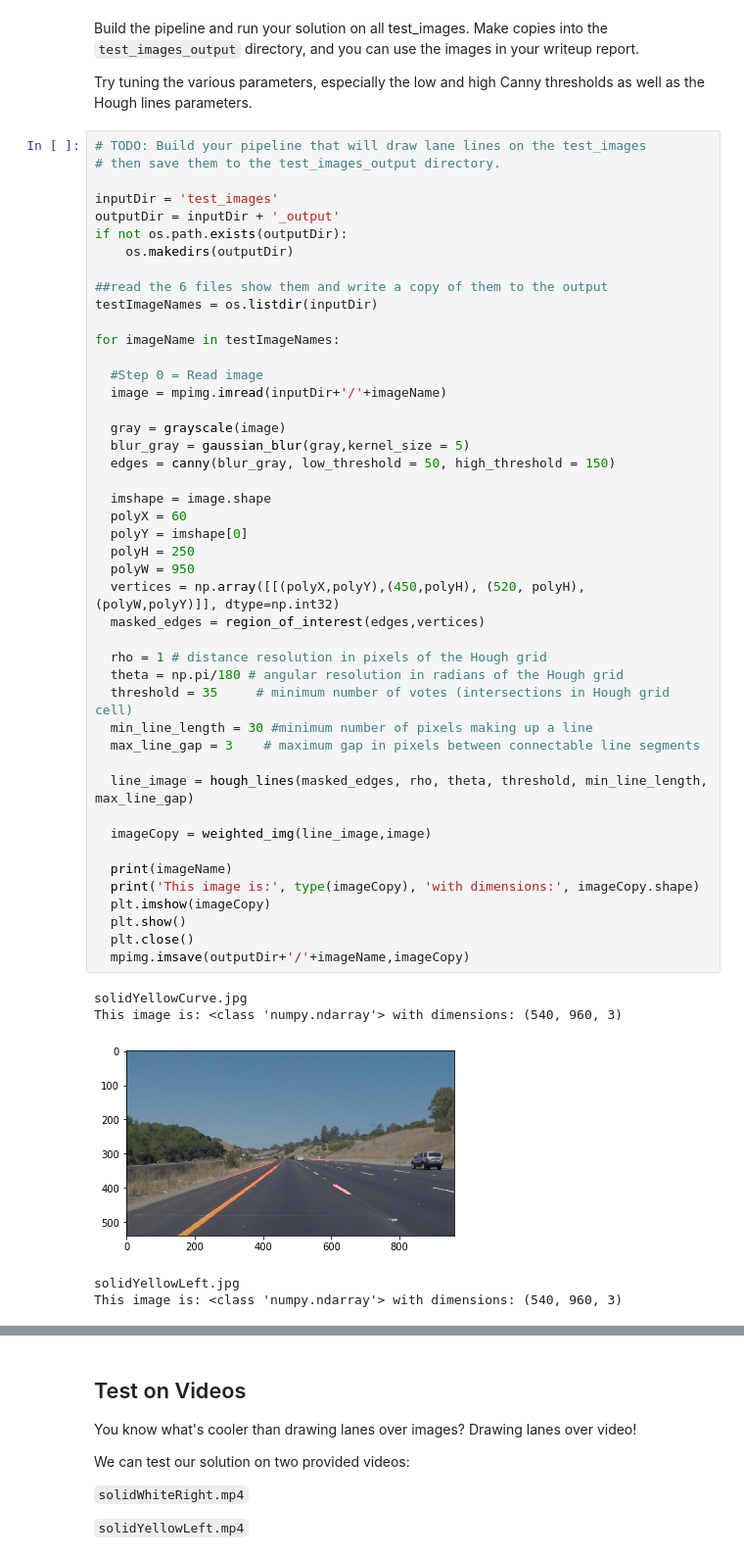
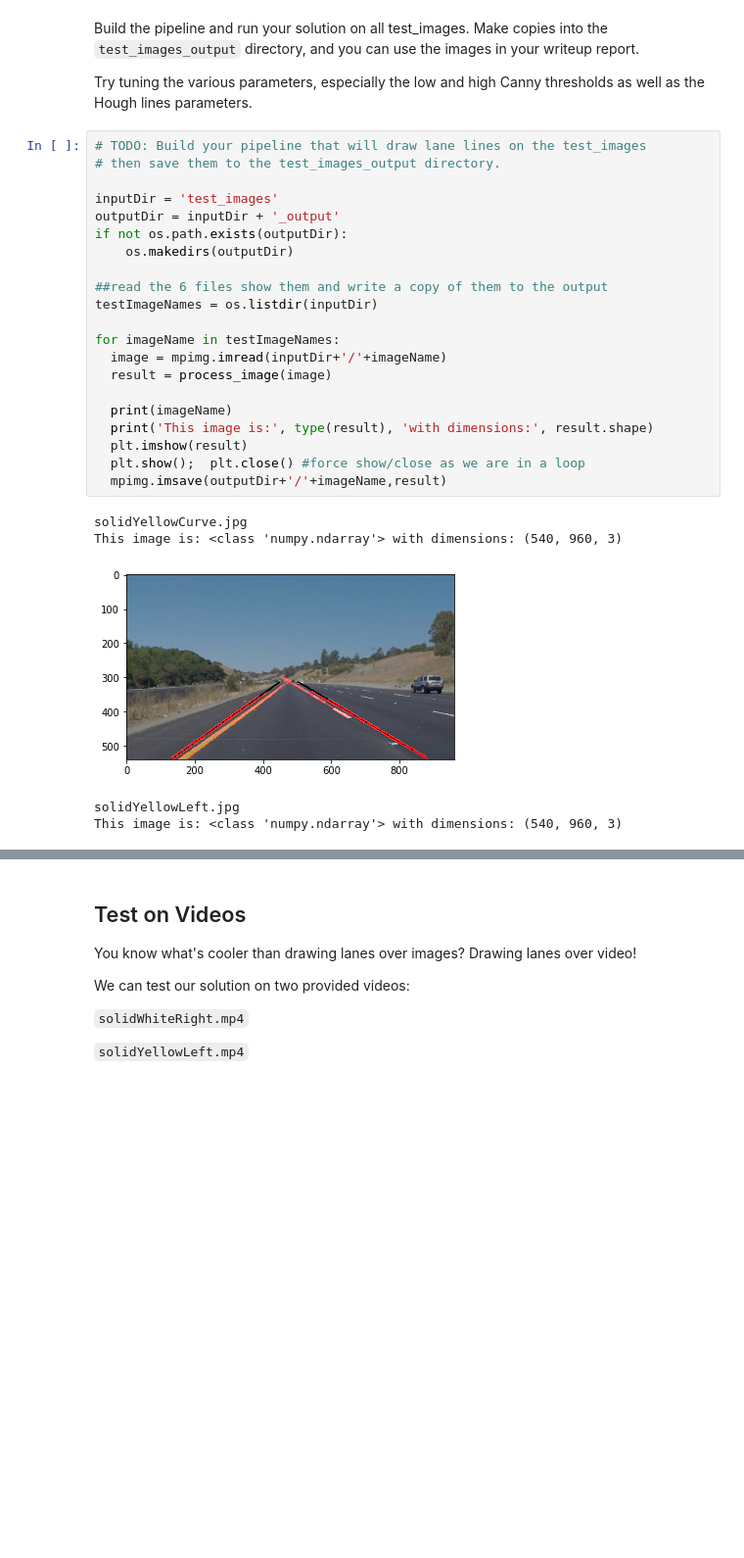
Before and after one commit to entaq/computer-vision-finding-lanes, a Jupyter notebook: P1.ipynb, the cells around one changed output, grey strips where cells are left out. Shown: that part at 98% size. Drawn from its saved outputs; the diff is of its cells as text; blank space fills up the shorter version.

Commit message:
improved pass. process_image function extracted

```diff
--- a/P1.ipynb
+++ b/P1.ipynb
@@ -195,51 +220,27 @@ Try tuning the various parameters, especially the low and high Canny thresholds
 # %%
 # TODO: Build your pipeline that will draw lane lines on the test_images
 # then save them to the test_images_output directory.
 
 inputDir = 'test_images'
 outputDir = inputDir + '_output'
 if not os.path.exists(outputDir):
     os.makedirs(outputDir)
 
 ##read the 6 files show them and write a copy of them to the output
 testImageNames = os.listdir(inputDir)
 
 for imageName in testImageNames:
-
-  #Step 0 = Read image
   image = mpimg.imread(inputDir+'/'+imageName)
-
-  gray = grayscale(image)
-  blur_gray = gaussian_blur(gray,kernel_size = 5)
-  edges = canny(blur_gray, low_threshold = 50, high_threshold = 150)
-
-  imshape = image.shape
-  polyX = 60
-  polyY = imshape[0]
-  polyH = 250
-  polyW = 950
-  vertices = np.array([[(polyX,polyY),(450,polyH), (520, polyH), (polyW,polyY)]], dtype=np.int32)
-  masked_edges = region_of_interest(edges,vertices)
-
-  rho = 1 # distance resolution in pixels of the Hough grid
-  theta = np.pi/180 # angular resolution in radians of the Hough grid
-  threshold = 35     # minimum number of votes (intersections in Hough grid cell)
-  min_line_length = 30 #minimum number of pixels making up a line
-  max_line_gap = 3    # maximum gap in pixels between connectable line segments
-
-  line_image = hough_lines(masked_edges, rho, theta, threshold, min_line_length, max_line_gap)
-
-  imageCopy = weighted_img(line_image,image)
+  result = process_image(image)
 
   print(imageName)
-  print('This image is:', type(imageCopy), 'with dimensions:', imageCopy.shape)
-  plt.imshow(imageCopy)
-  plt.show()
-  plt.close()
-  mpimg.imsave(outputDir+'/'+imageName,imageCopy)
+  print('This image is:', type(result), 'with dimensions:', result.shape)
+  plt.imshow(result)
+  plt.show();  plt.close() #force show/close as we are in a loop
+  mpimg.imsave(outputDir+'/'+imageName,result)
 # %% [output]
 solidYellowCurve.jpg
 This image is: <class 'numpy.ndarray'> with dimensions: (540, 960, 3)
-[figure, old version]
+[figure, new version]
 solidYellowLeft.jpg
 This image is: <class 'numpy.ndarray'> with dimensions: (540, 960, 3)
```
Also changed, not shown: parts of 6 cells of this notebook, 10 other files.
